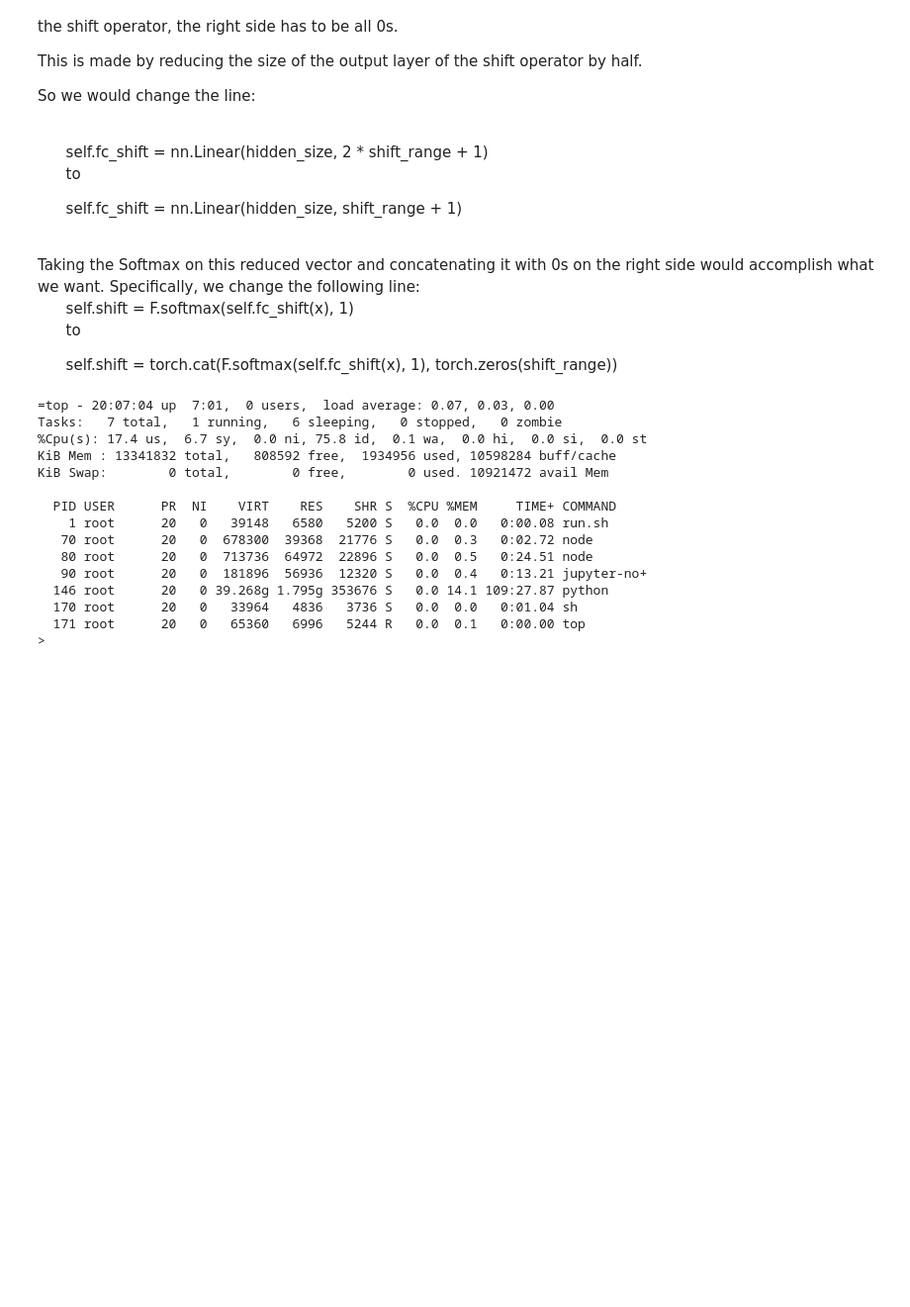
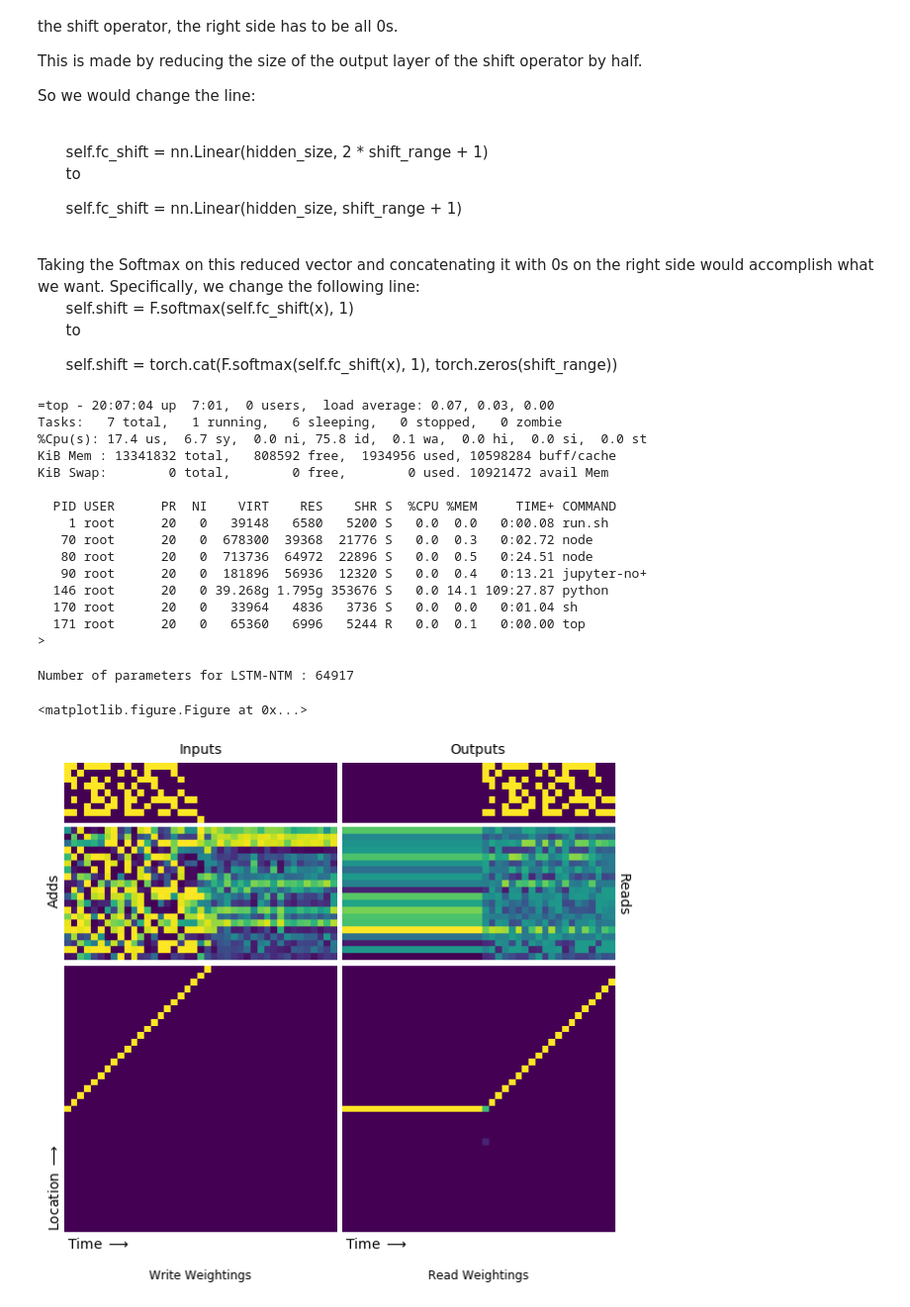
Before and after one commit to patricebechard/neural_turing_machine, a Jupyter notebook: not_working/NTM_VF-Copy1.ipynb, the cells around one changed output. Shown at 99% size. Cells and saved outputs as stored; diff of their text form; code cells hidden in the pictures; blank space fills up the shorter version.

Commit message:
kept working code

```diff
--- a/NTM_VF.ipynb
+++ b/not_working/NTM_VF-Copy1.ipynb
@@ -831,20 +816,18 @@ def visualise_read_write(model):
     plt.clf()
 
     inputs, targets = generate_input_example(sequence_length=20, batch_size=1)
-    inputs, targets = Variable(inputs), Variable(targets)
-    if use_cuda:
-        inputs, targets = inputs.cuda(), targets.cuda()
+    inputs, targets = inputs.to(device), targets.to(device)
 
     outputs = model(inputs)
 # NV - Adjust because BCEWLL
     outputs = F.sigmoid(outputs)
 
-    inputs = inputs.data.squeeze().numpy().T
-    outputs = outputs.data.squeeze().numpy().T
-    read_vecs = model.kept_read_vectors.squeeze().numpy().T
-    add_vecs = model.kept_write_vectors.squeeze().numpy().T
-    read_weights = model.kept_read_weights.squeeze().numpy().T
-    write_weights = model.kept_write_weights.squeeze().numpy().T
+    inputs = inputs.data.squeeze().cpu().numpy().T
+    outputs = outputs.data.squeeze().cpu().numpy().T
+    read_vecs = model.kept_read_vectors.squeeze().cpu().numpy().T
+    add_vecs = model.kept_write_vectors.squeeze().cpu().numpy().T
+    read_weights = model.kept_read_weights.squeeze().cpu().numpy().T
+    write_weights = model.kept_write_weights.squeeze().cpu().numpy().T
 
     n_shown_mem_loc = 40
 
@@ -973,3 +956,14 @@ KiB Swap:        0 total,        0 free,        0 used. 10921472 avail Mem
 >
 # %%
 !kill 146
+# %%
+lstm_ntm = NTM('lstm', batch_size=1).to(device)
+print("Number of parameters for LSTM-NTM : %d" % lstm_ntm.number_of_parameters())
+
+lstm_ntm.load_state_dict(torch.load('lstm_ntm_BCEWLL.pt'))
+
+visualise_read_write(lstm_ntm)
+# %% [output]
+Number of parameters for LSTM-NTM : 64917
+<matplotlib.figure.Figure at 0x...>
+[figure, added]
```
Also changed, not shown: parts of 8 cells of this notebook, 24 other files.
